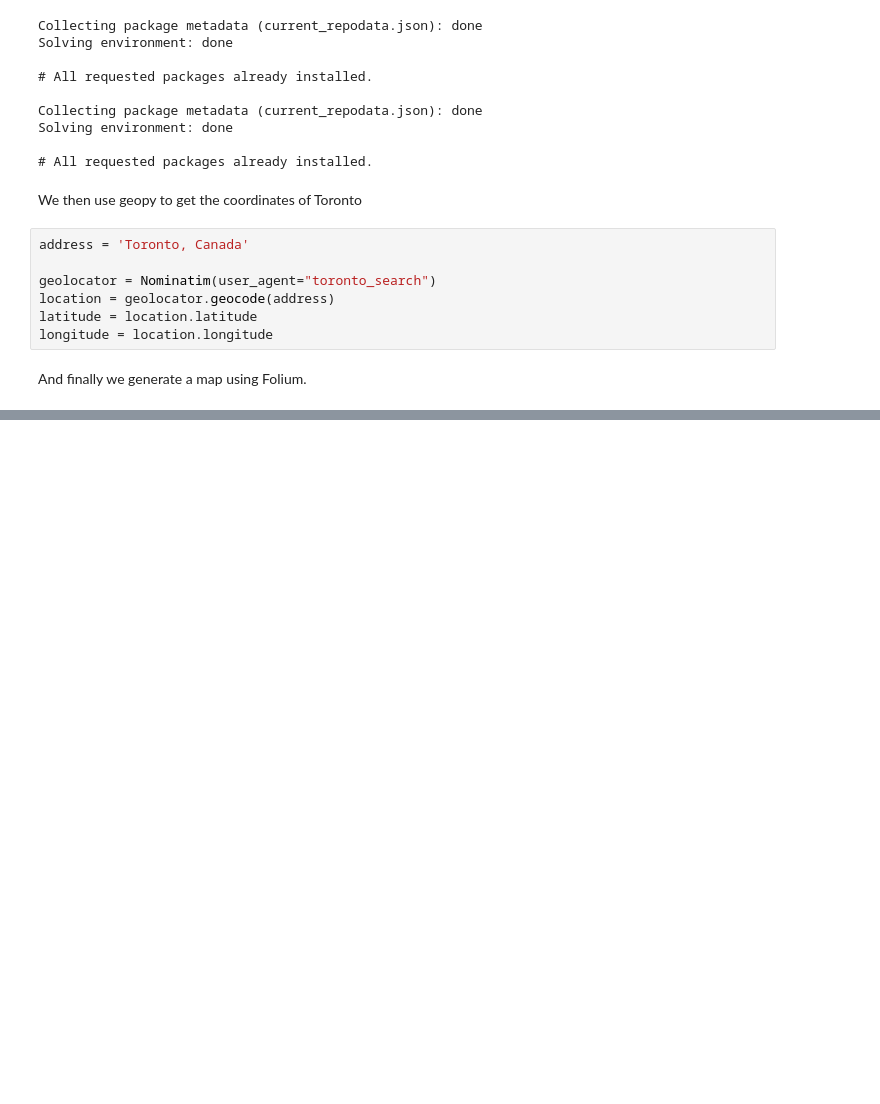
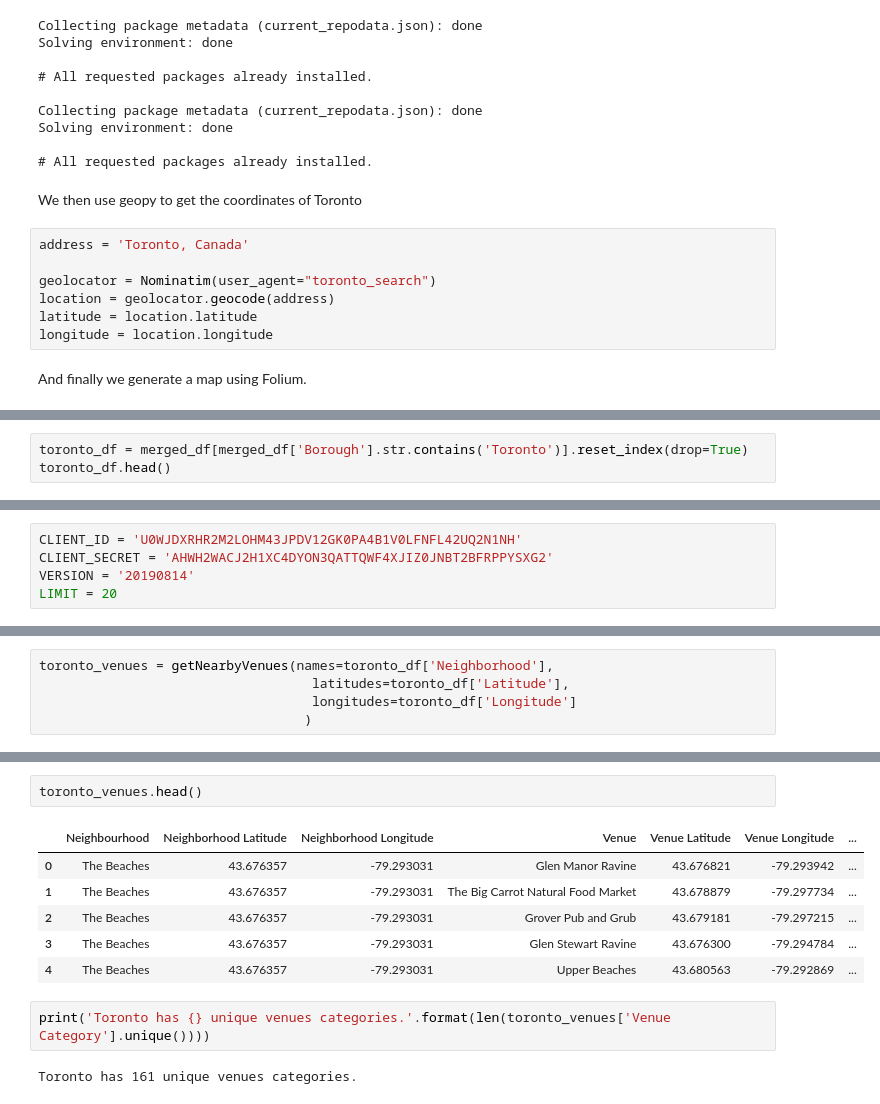
Before and after one commit to attilioHimeki/Coursera_Capstone, a Jupyter notebook: ibm_capstone_week3.ipynb, the cells around one changed output, grey strips where cells are left out. Cells and saved outputs as stored; diff of their text form; blank space fills up the shorter version.

Commit message:
Added more info on venues

```diff
--- a/ibm_capstone_week3.ipynb
+++ b/ibm_capstone_week3.ipynb
@@ -132,0 +135,3 @@ map_toronto
+# %%
+toronto_df = merged_df[merged_df['Borough'].str.contains('Toronto')].reset_index(drop=True)
+toronto_df.head()
@@ -132,0 +147,5 @@ map_toronto
+# %%
+CLIENT_ID = 'U0WJDXRHR2M2LOHM43JPDV12GK0PA4B1V0LFNFL42UQ2N1NH'
+CLIENT_SECRET = 'AHWH2WACJ2H1XC4DYON3QATTQWF4XJIZ0JNBT2BFRPPYSXG2'
+VERSION = '20190814'
+LIMIT = 20
@@ -132,0 +196,5 @@ map_toronto
+# %%
+toronto_venues = getNearbyVenues(names=toronto_df['Neighborhood'],
+                                   latitudes=toronto_df['Latitude'],
+                                   longitudes=toronto_df['Longitude']
+                                  )
@@ -132,0 +219,13 @@ map_toronto
+# %%
+toronto_venues.head()
+# %% [output]
+|  | Neighbourhood | Neighborhood Latitude | Neighborhood Longitude | Venue | Venue Latitude | Venue Longitude | ... |
+| 0 | The Beaches | 43.676357 | -79.293031 | Glen Manor Ravine | 43.676821 | -79.293942 | ... |
+| 1 | The Beaches | 43.676357 | -79.293031 | The Big Carrot Natural Food Market | 43.678879 | -79.297734 | ... |
+| 2 | The Beaches | 43.676357 | -79.293031 | Grover Pub and Grub | 43.679181 | -79.297215 | ... |
+| 3 | The Beaches | 43.676357 | -79.293031 | Glen Stewart Ravine | 43.676300 | -79.294784 | ... |
+| 4 | The Beaches | 43.676357 | -79.293031 | Upper Beaches | 43.680563 | -79.292869 | ... |
+# %%
+print('Toronto has {} unique venues categories.'.format(len(toronto_venues['Venue Category'].unique())))
+# %% [output]
+Toronto has 161 unique venues categories.
```
Also changed, not shown: parts of 7 cells of this notebook.
